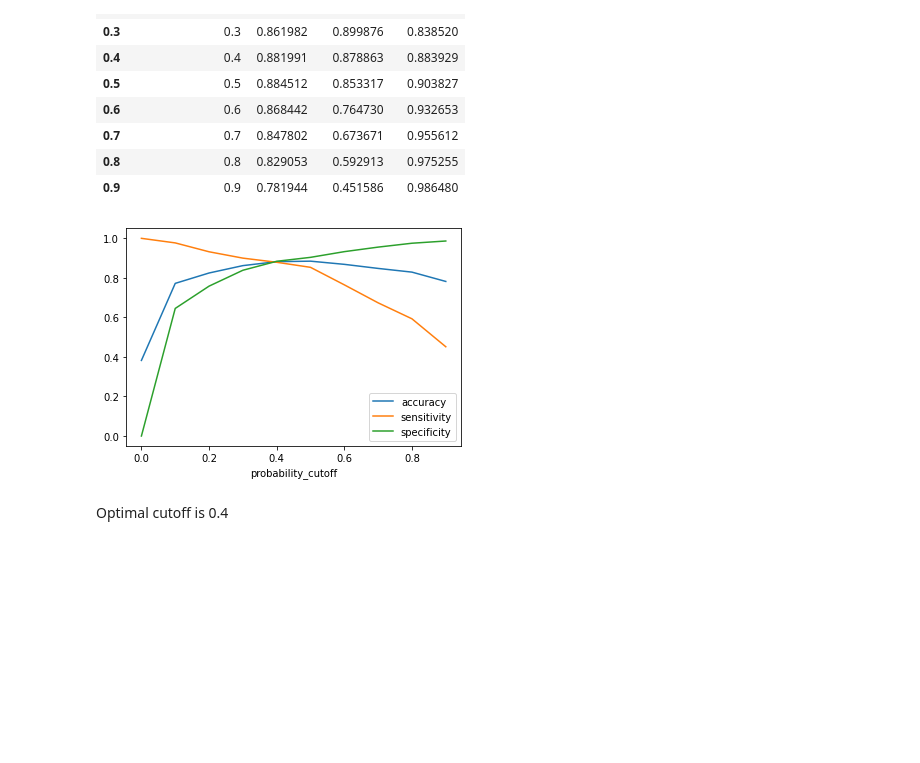
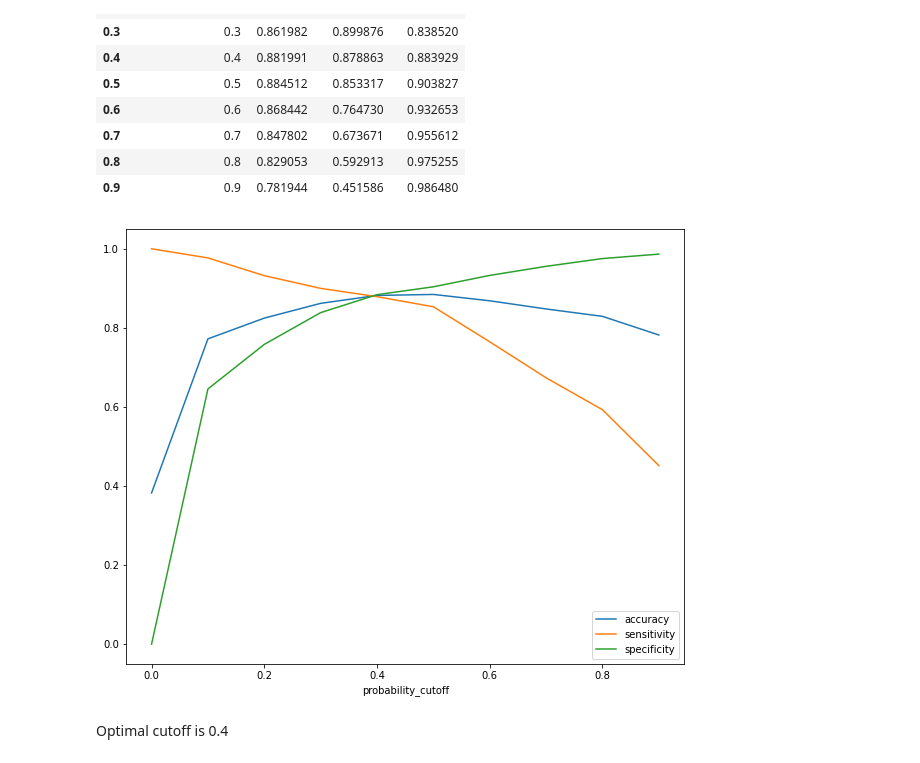
Before and after one commit to SachinShekhar/Lead-Scoring-Case-Study, a Jupyter notebook: Case Study.ipynb, the cells around one changed output. Drawn from its saved outputs; the diff is of its cells as text; code cells hidden in the pictures; blank space fills up the shorter version.

Commit message:
First Model Evaluation

```diff
--- a/Case Study.ipynb
+++ b/Case Study.ipynb
@@ -1110,8 +1110,8 @@ roc(model_1, X_train_1)
 # %% [markdown]
 Area under ROC curve is 0.94 that is good.
 # %%
-perf_1 = model_performance(model_1, X_train_1)
-perf_1
+train_perf_1 = model_performance(model_1, X_train_1)
+train_perf_1
 # %% [output]
 |  | probability_cutoff | accuracy | sensitivity | specificity |
 | 0.0 | 0.0 | 0.382385 | 1.000000 | 0.000000 |
@@ -1125,10 +1125,10 @@ perf_1
 | 0.8 | 0.8 | 0.829053 | 0.592913 | 0.975255 |
 | 0.9 | 0.9 | 0.781944 | 0.451586 | 0.986480 |
 # %%
-perf_1.plot.line(x='probability_cutoff', y=['accuracy','sensitivity','specificity'])
+train_perf_1.plot(x='probability_cutoff', y=['accuracy','sensitivity','specificity'], figsize=(10,8))
 plt.show()
 # %% [output]
-[figure, old version]
+[figure, new version]
 # %% [markdown]
 Optimal cutoff is 0.4
 # %%
```
Also changed, not shown: parts of 13 cells of this notebook.
